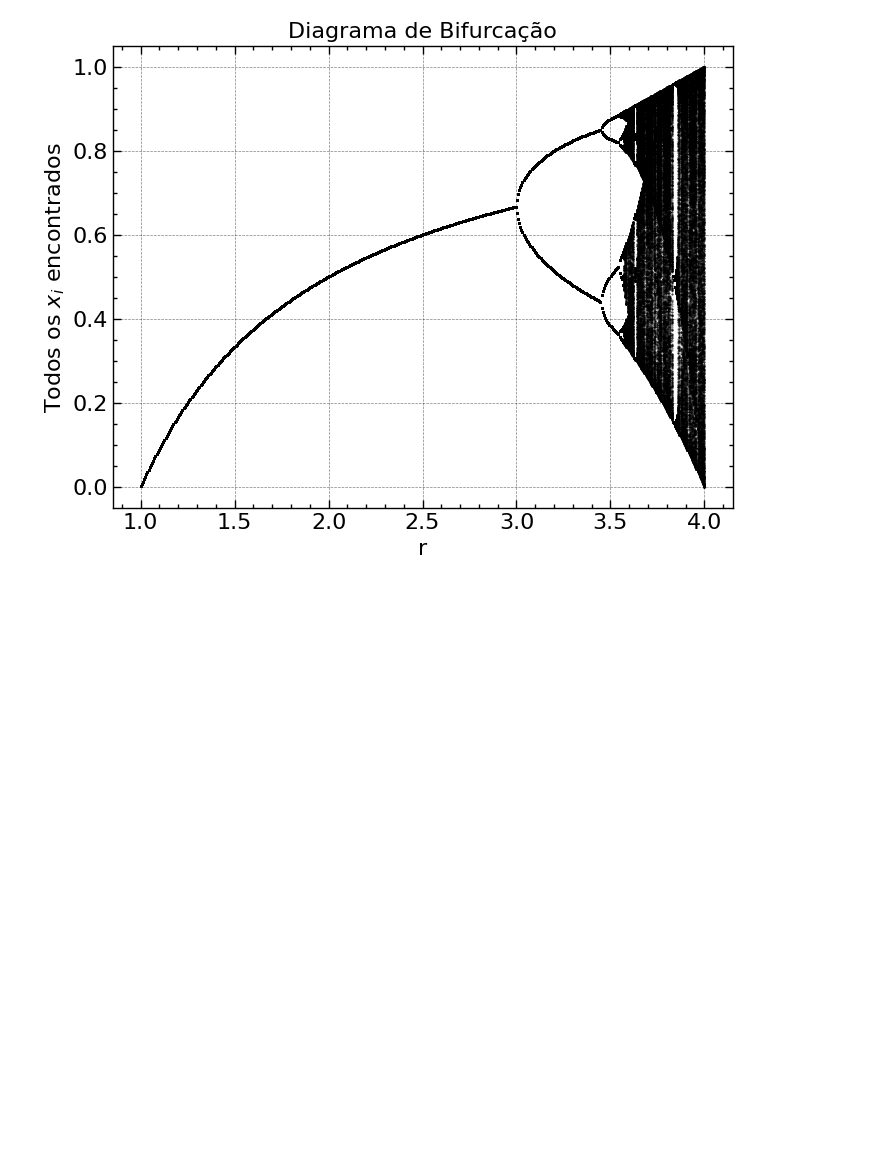
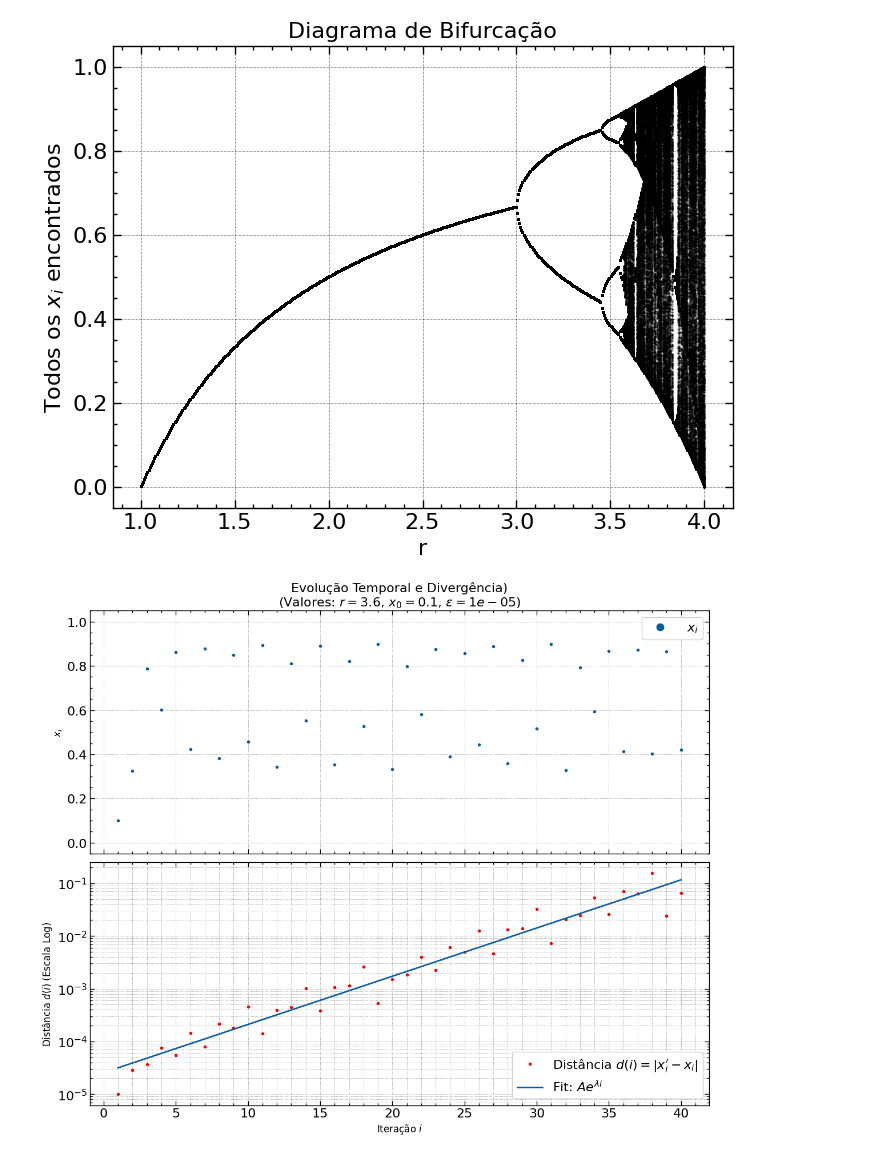
Before and after one commit to matncb/introfiscomp, a Jupyter notebook: P5/graphics.ipynb, the cells around one changed output. Cells and saved outputs as stored; diff of their text form; code cells hidden in the pictures; blank space fills up the shorter version.

```diff
--- a/P5/graphics.ipynb
+++ b/P5/graphics.ipynb
@@ -121,3 +121,44 @@ plt.ylabel("Todos os $x_i$ encontrados")
 # %% [output]
 Text(0, 0.5, 'Todos os $x_i$ encontrados')
 [figure]
+# %%
+FILENAME = 'distA_out.dat'
+data = np.loadtxt(FILENAME)
+i = data[:, 0]
+x_i = data[:, 1]
+d_i = data[:, 2]
+
+
+def plot_data(i_iter, x_i_pop, d_i_dist, r_val, x0_val, eps_val, A, lambda_val):
+    fig, (ax1, ax2) = plt.subplots(
+        2, 1,
+        figsize=(12, 10),
+        sharex=True
+    )
+
+    ax1.plot(i_iter, x_i_pop, '.', label=' $x_i$')
+
+    # Título atualizado para incluir os parâmetros da simulação
+    title = (f'Evolução Temporal e Divergência)\n'
+             f'(Valores: $r={r_val}$, $x_0={x0_val}$, $\\epsilon={eps_val}$)')
+    ax1.set_title(title, fontsize=16)
+
+    ax1.set_ylabel('$x_i$', fontsize=12)
+    ax1.legend(loc='upper right', markerscale=3)
+    ax1.grid(True, linestyle=':', alpha=0.6)
+    ax1.set_ylim(-0.05, 1.05)
+
+    ax2.semilogy(i_iter, d_i_dist, '.', label='Distância $d(i) = |x_i^\prime - x_i|$', color = 'red')
+    ax2.plot(i_iter, A*np.exp(lambda_val*i), label = 'Fit: $A e^{\\lambda i}$')
+
+    ax2.set_xlabel('Iteração $i$', fontsize=12)
+    ax2.set_ylabel('Distância $d(i)$ (Escala Log)', fontsize=12)
+    ax2.legend(loc='lower right')
+    ax2.grid(True, which='both', linestyle=':', alpha=0.6) # Grid em log
+
+    plt.tight_layout()
+    plt.show()
+
+plot_data(i, x_i, d_i, r_val=3.6, x0_val=0.1, eps_val=1e-5, A = np.exp(-10.571640205763522), lambda_val = 0.21049987474851475 )
+# %% [output]
+[figure, added]
```
Also changed, not shown: 2 other files.
